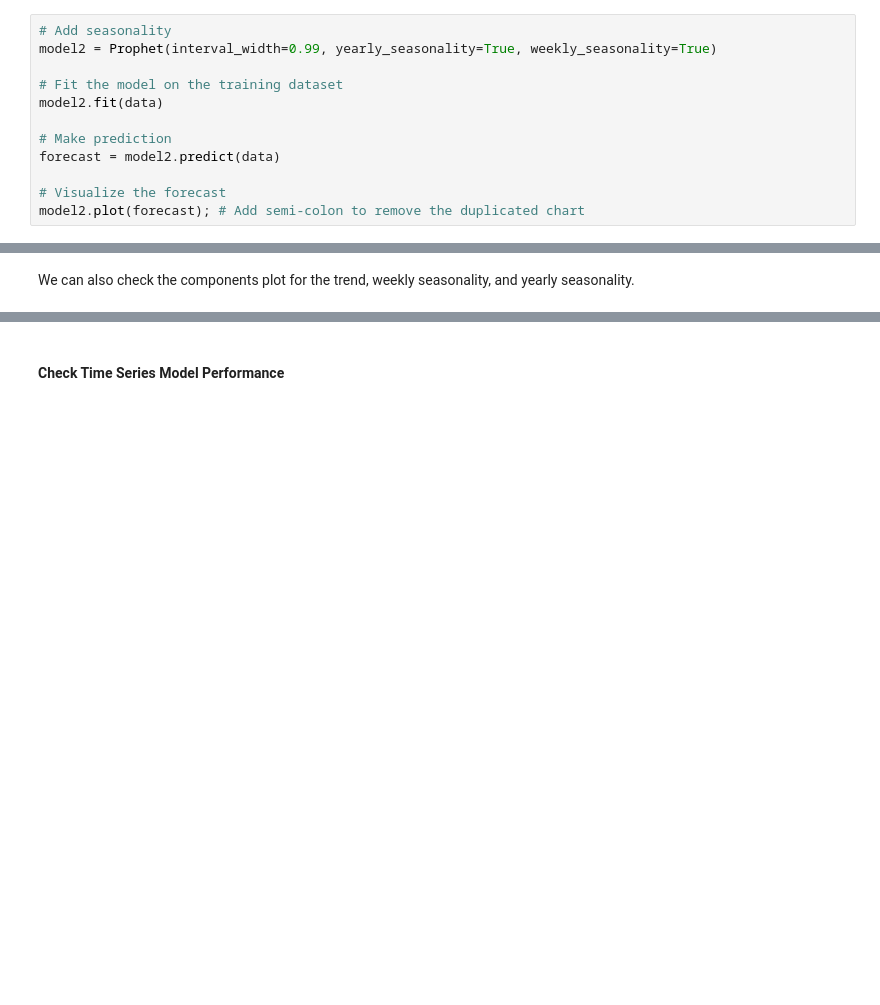
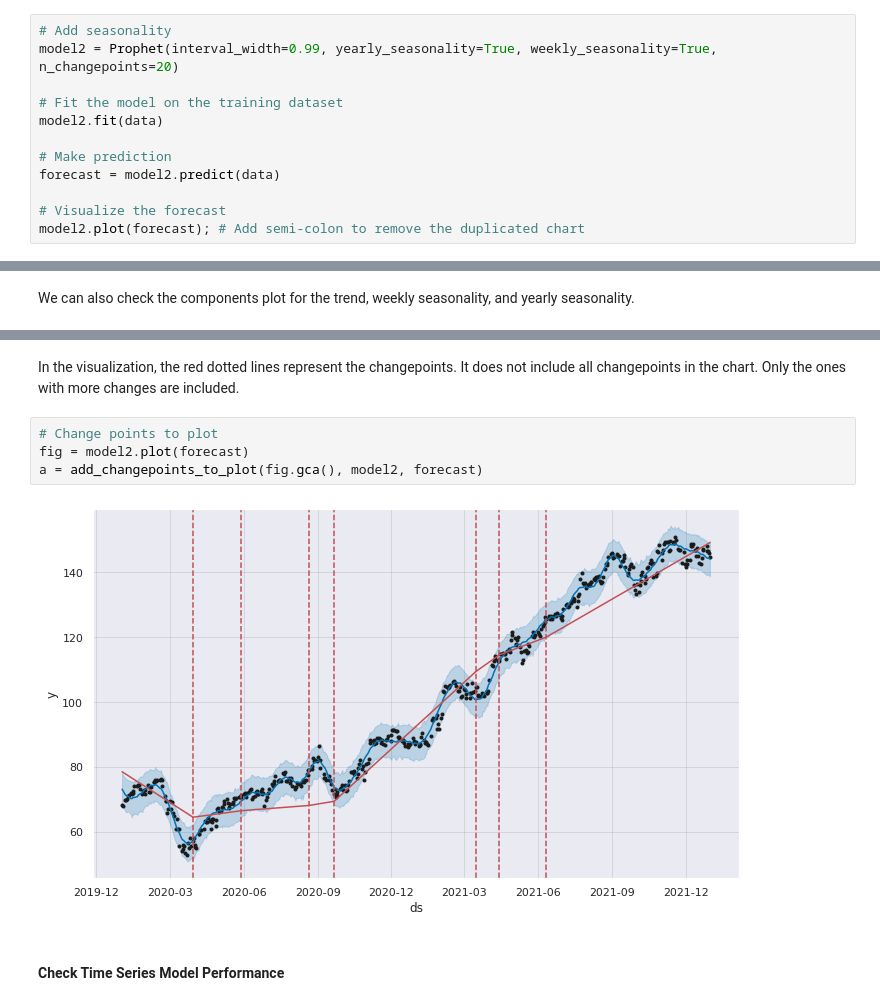
Before and after one commit to nivcoh/Time_Series_Using_Prophet, a Jupyter notebook: Time_Series_Anomaly_Detection_Using_Prophet.ipynb, the cells around one changed output, grey strips where cells are left out. Cells and saved outputs as stored; diff of their text form; blank space fills up the shorter version.

Commit message:
adding changepoint example

```diff
--- a/Time_Series_Anomaly_Detection_Using_Prophet.ipynb
+++ b/Time_Series_Anomaly_Detection_Using_Prophet.ipynb
@@ -191,6 +194,6 @@ Lets try now with differnt interval...
 # %%
 # Add seasonality
-model2 = Prophet(interval_width=0.99, yearly_seasonality=True, weekly_seasonality=True)
+model2 = Prophet(interval_width=0.99, yearly_seasonality=True, weekly_seasonality=True, n_changepoints=20)
 
 # Fit the model on the training dataset
 model2.fit(data)
@@ -224,3 +254,11 @@ model2.plot_components(forecast);
+# %% [markdown]
+In the visualization, the red dotted lines represent the changepoints. It does not include all changepoints in the chart. Only the ones with more changes are included.
+# %%
+# Change points to plot
+fig = model2.plot(forecast)
+a = add_changepoints_to_plot(fig.gca(), model2, forecast)
+# %% [output]
+[figure, added]
 # %% [markdown]
 #### Check Time Series Model Performance
 # %% [markdown]
```
Also changed, not shown: parts of 8 cells of this notebook.
